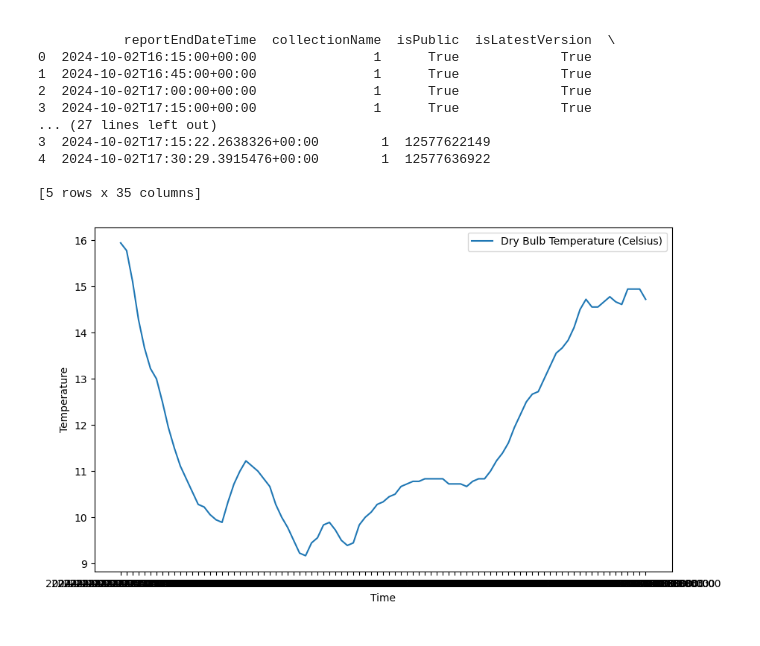
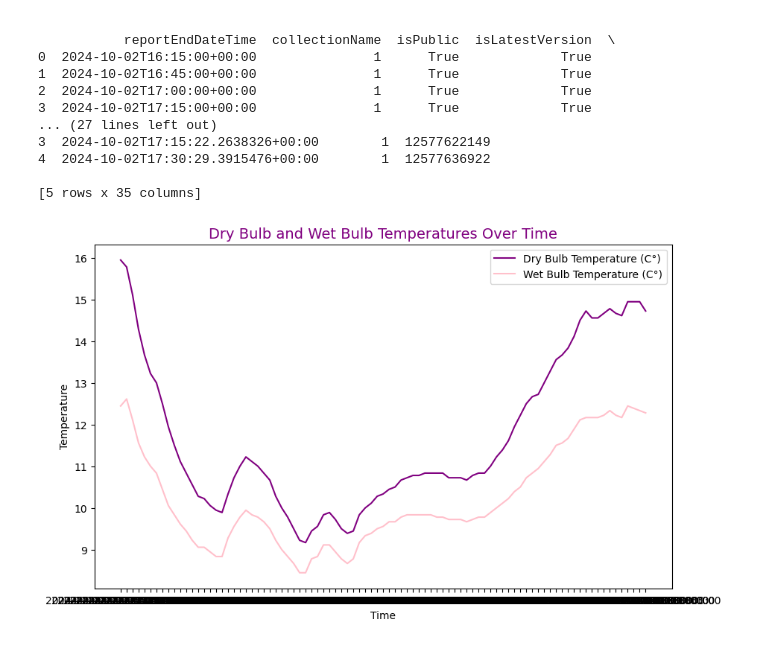
Before and after one commit to miriamroddy/PFDA, a Jupyter notebook: Assignments/assignment2-weather.ipynb, the cells around one changed output. Saved outputs shown, nothing was run; the diff lists cells and outputs as text; code cells hidden in the pictures.

Commit message:
Added wet bulb temp and title

```diff
--- a/Assignments/assignment2-weather.ipynb
+++ b/Assignments/assignment2-weather.ipynb
@@ -34,23 +34,27 @@ print(data.head())
 # %%
 # We start by imorting Matplotlib's pyplot module
 
 import matplotlib.pyplot as plt
 
 # Let's see what a plot that is 10" X 6" is like
+
 plt.figure(figsize=(10, 6))
 
-# We now use pyplot to plot time against temperature and define the legend
-plt.plot(data['reportEndDateTime'], data['dryBulbTemperature_Celsius'], label='Dry Bulb Temperature (Celsius)')
+# We now use pyplot to plot time against temperature and define the legend.
+## Added wet bulb for the craic
+
+plt.plot (data['reportEndDateTime'], data['dryBulbTemperature_Celsius'], label='Dry Bulb Temperature (C°)', color='purple')
+plt.plot (data['reportEndDateTime'], data['wetBulbTemperature_Celsius'], label='Wet Bulb Temperature (C°)', color='pink' )
 
 # Label the x-axis
 plt.xlabel("Time")
 
 # Label the y-axis
 plt.ylabel("Temperature")
 
-# Should add a title here
-
+# We'll add a title and a legend
+plt.title('Dry Bulb and Wet Bulb Temperatures Over Time', fontsize=14, color='purple')
 plt.legend()
 plt.show()
 # %% [output]
-[figure, old version]
+[figure, new version]
```
